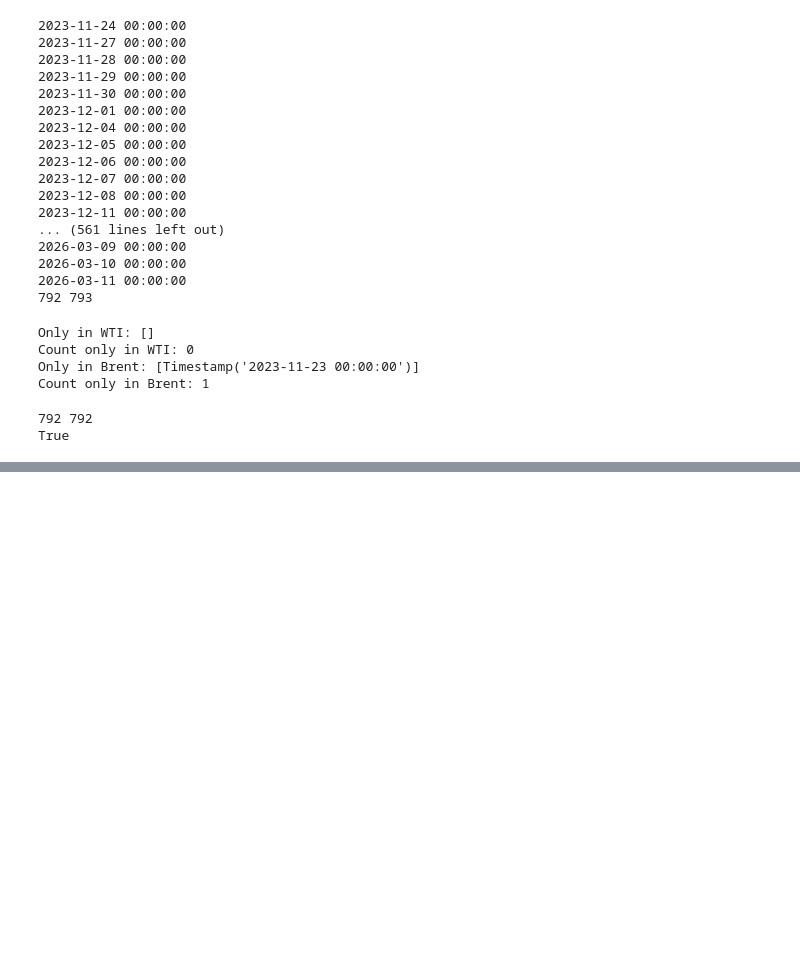
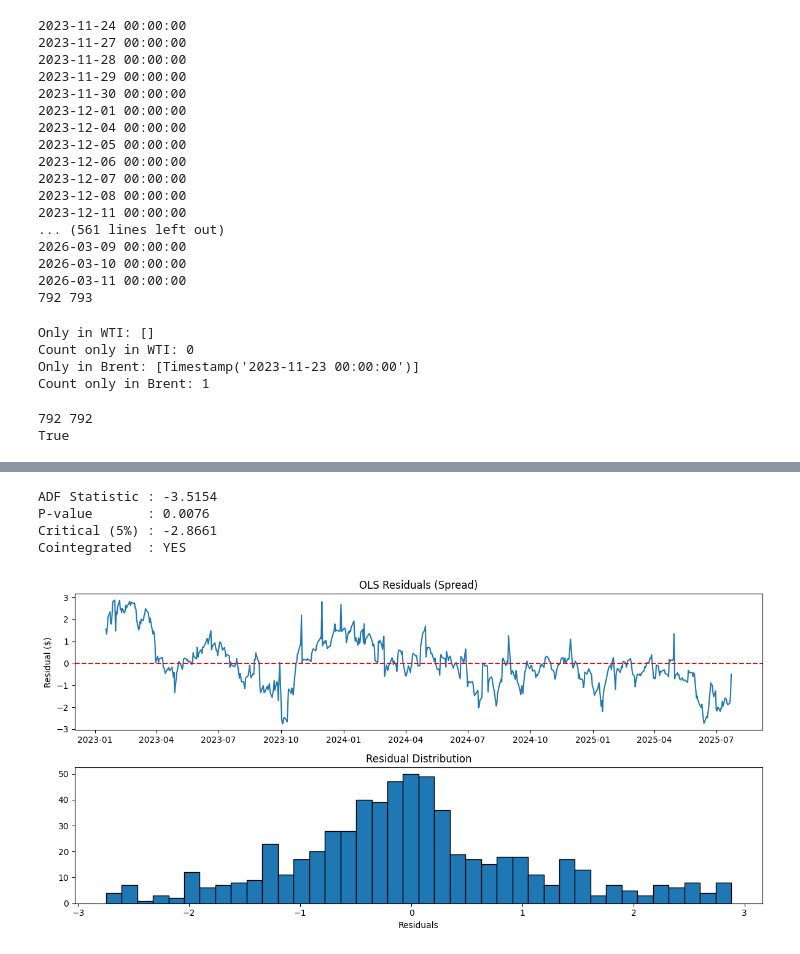
Before and after one commit to ptr-enjoyer/derivative-pricing, a Jupyter notebook: notebooks/stat_arb.ipynb, the cells around one changed output, grey strips where cells are left out. Cells and saved outputs as stored; diff of their text form; code cells hidden in the pictures; blank space fills up the shorter version.

```diff
--- a/notebooks/stat_arb.ipynb
+++ b/notebooks/stat_arb.ipynb
@@ -155,0 +171,36 @@ Notes:
+# %%
+from statsmodels.tsa.stattools import adfuller
+
+from statsmodels.tsa.stattools import adfuller
+
+# Residuals from the training fit = the spread
+residuals = model_fit.resid
+
+# ADF test - null hypothesis is non-stationary (no mean reversion)
+adf_result = adfuller(residuals)
+
+print(f"ADF Statistic : {adf_result[0]:.4f}")
+print(f"P-value       : {adf_result[1]:.4f}")
+print(f"Critical (5%) : {adf_result[4]['5%']:.4f}")
+print(f"Cointegrated  : {'YES' if adf_result[1] < 0.05 else 'NO ✗'}")
+
+# Also plot the residuals
+fig, axes = plt.subplots(2, 1, figsize=(12, 6))
+
+axes[0].plot(residuals.index, residuals)
+axes[0].axhline(0, color='red', linestyle='--')
+axes[0].set_title('OLS Residuals (Spread)')
+axes[0].set_ylabel('Residual ($)')
+
+axes[1].hist(residuals, bins=40, edgecolor='black')
+axes[1].set_title('Residual Distribution')
+axes[1].set_xlabel('Residuals')
+
+plt.tight_layout()
+plt.show()
+# %% [output]
+ADF Statistic : -3.5154
+P-value       : 0.0076
+Critical (5%) : -2.8661
+Cointegrated  : YES
+[figure, added]
```
Also changed, not shown: parts of 5 cells of this notebook.
